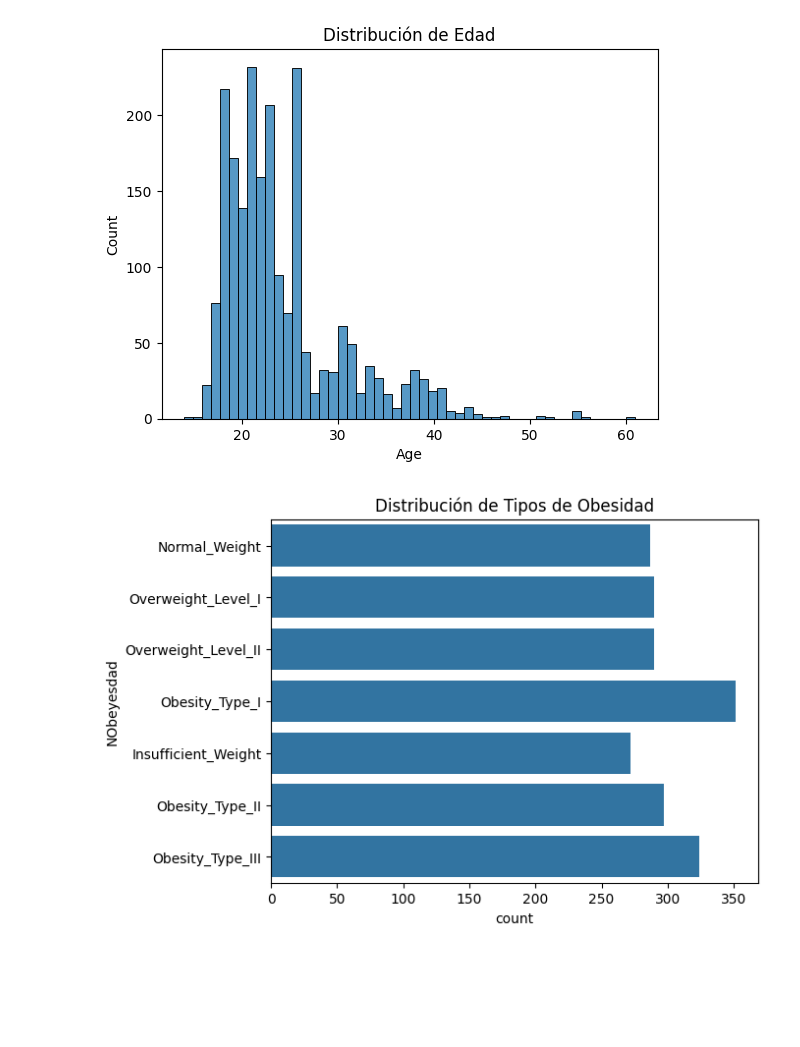
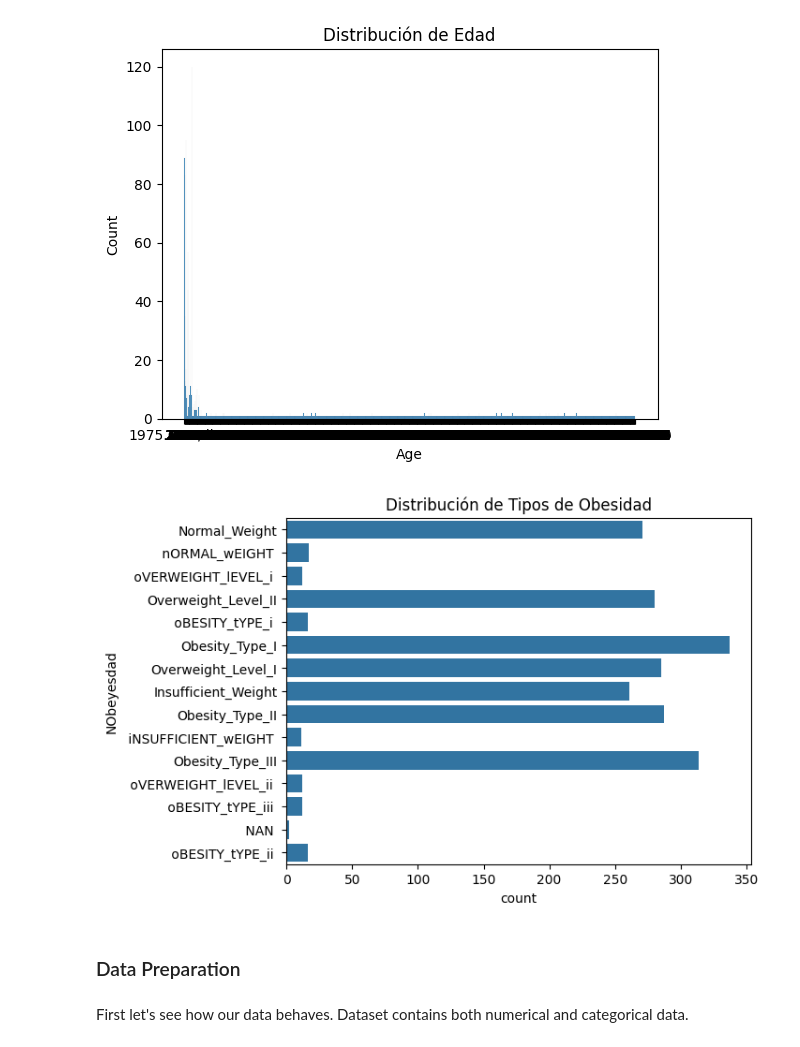
Before and after one commit to danielmontoya00/MLOps_Equipo64, a Jupyter notebook: Obesity_Estimation/notebooks/1.0-eda-analisis_exploratorio.ipynb, the cells around one changed output. Saved outputs shown, nothing was run; the diff lists cells and outputs as text; code cells hidden in the pictures; blank space fills up the shorter version.

Commit message:
Add data preparation and cleaning in notebook.

```diff
--- a/Obesity_Estimation/notebooks/1.0-eda-analisis_exploratorio.ipynb
+++ b/Obesity_Estimation/notebooks/1.0-eda-analisis_exploratorio.ipynb
@@ -4,7 +4,7 @@ import matplotlib.pyplot as plt
 import seaborn as sns
 
 # Cargar los datos
-df = pd.read_csv('../data/raw/obesity_estimation_original.csv')
+df = pd.read_csv('../data/raw/obesity_estimation_modified.csv', dtype = None)
 
 # Vistazo inicial
 print(df.head())
@@ -44,3 +44,7 @@ NObeyesdad                        0
 dtype: int64
-[figure, old version]
+[figure, new version]
-[figure, old version]
+[figure, new version]
+# %% [markdown]
+### Data Preparation
+# %% [markdown]
+First let's see how our data behaves. Dataset contains both numerical and categorical data.
```
Also changed, not shown: parts of 16 cells of this notebook, 8 other files.
